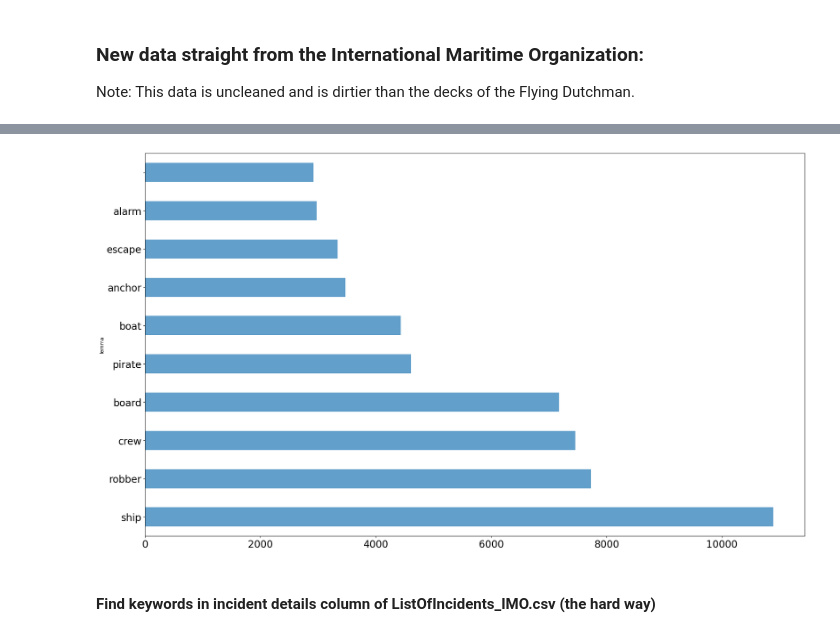
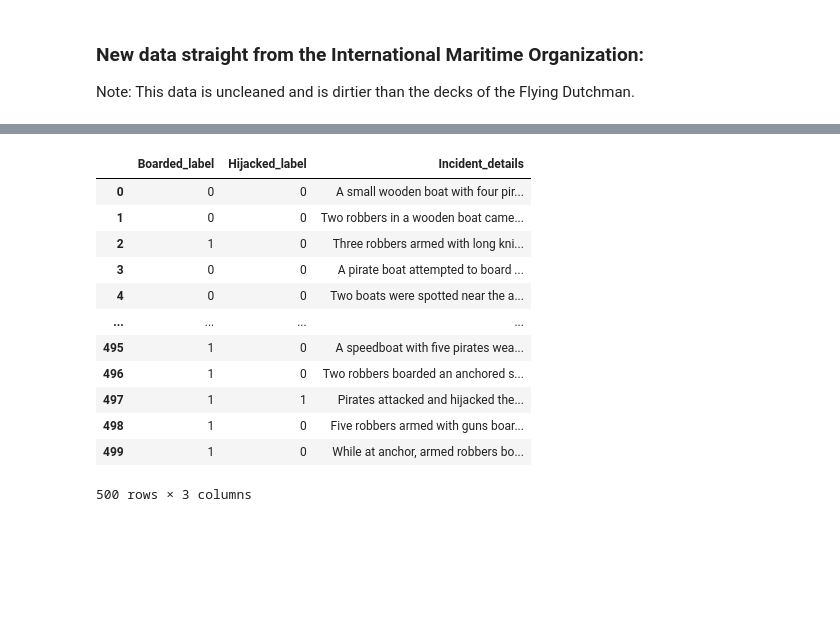
Before and after one commit to deryk96/pirates-of-monterey, a Jupyter notebook: dataframe_notebook.ipynb, the cells around one changed output, grey strips where cells are left out. Cells and saved outputs as stored; diff of their text form; code cells hidden in the pictures; blank space fills up the shorter version.

```diff
--- a/dataframe_notebook.ipynb
+++ b/dataframe_notebook.ipynb
@@ -225,7 +130,0 @@ Name: count, dtype: int64
-# %%
-# View most common stop words
-tokens_df.query("is_stop == False & is_punct == False").lemma.value_counts().head(10).plot(kind="barh", figsize=(24, 14), alpha=.7)
-plt.yticks(fontsize=20)
-plt.xticks(fontsize=20);
-# %% [output]
-[figure, removed]
@@ -240,2 +130,0 @@ plt.xticks(fontsize=20);
-# %% [markdown]
-#### Find keywords in incident details column of ListOfIncidents_IMO.csv (the hard way)
@@ -277,0 +131,24 @@ for key, value in sorted_dict:
+# %%
+# Import training data
+training_data = pd.read_csv('./Data_Files/training_data.csv')
+
+# Set up flag columns for when the NLP happens
+training_data['BOARDED'] = 0
+training_data['HIJACKED'] = 0
+
+# Display result
+training_data.loc[:,['Boarded_label', 'Hijacked_label', 'Incident_details']]
+# %% [output]
+|  | Boarded_label | Hijacked_label | Incident_details |
+| 0 | 0 | 0 | A small wooden boat with four pir... |
+| 1 | 0 | 0 | Two robbers in a wooden boat came... |
+| 2 | 1 | 0 | Three robbers armed with long kni... |
+| 3 | 0 | 0 | A pirate boat attempted to board ... |
+| 4 | 0 | 0 | Two boats were spotted near the a... |
+| ... | ... | ... | ... |
+| 495 | 1 | 0 | A speedboat with five pirates wea... |
+| 496 | 1 | 0 | Two robbers boarded an anchored s... |
+| 497 | 1 | 1 | Pirates attacked and hijacked the... |
+| 498 | 1 | 0 | Five robbers armed with guns boar... |
+| 499 | 1 | 0 | While at anchor, armed robbers bo... |
+500 rows × 3 columns
```
Also changed, not shown: parts of 34 cells of this notebook, 2 other files.
